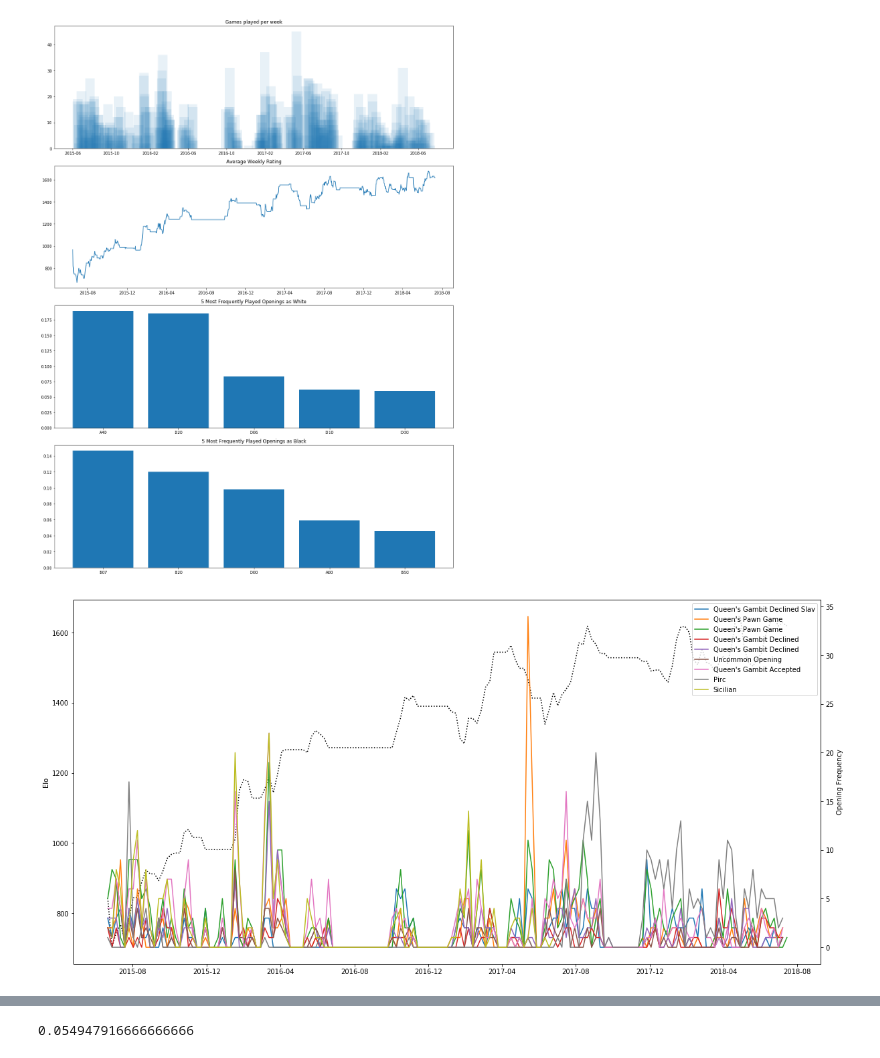
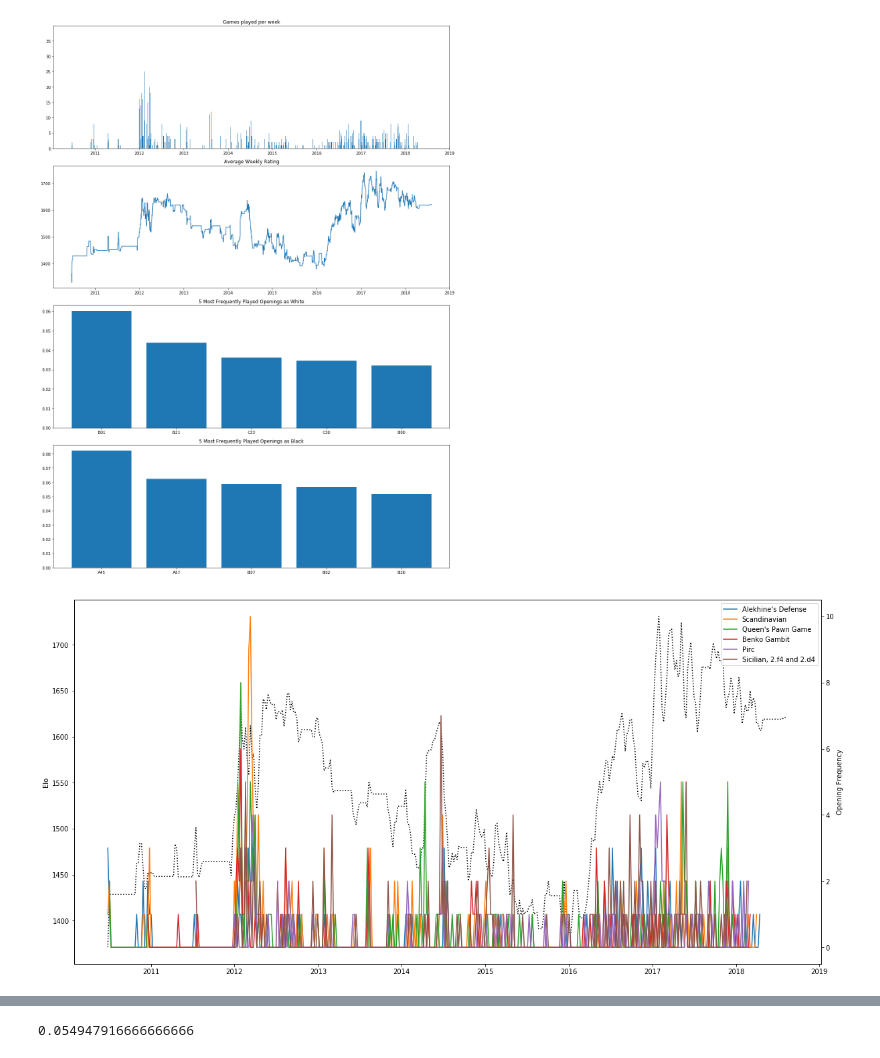
Before and after one commit to Bmcgarry194/ChessStyle, a Jupyter notebook: src/player_stats.ipynb, the cells around one changed output, grey strips where cells are left out. Saved outputs shown, nothing was run; the diff lists cells and outputs as text; code cells hidden in the pictures.

```diff
--- a/src/player_stats.ipynb
+++ b/src/player_stats.ipynb
@@ -114,0 +124,9 @@ df = game_stats_df('johnstelmach')
+# %%
+df = pd.read_csv('../data/john_games.csv')
+df.end_time
+
+# df.end_time = pd.to_datetime(df['end_time'], infer_datetime_format=True)
+
+# blitz_chess_df = df[(df['rules'] == 'chess') & (df['time_class'] == 'blitz')]
+# game_amount = blitz_chess_df.resample('D', on='end_time').size().values
+# dates =  blitz_chess_df.resample('D', on='end_time').size().index
@@ -134,35 +178,35 @@ def chess_graphs(df, resample='W', num_openings=5):
     game_amount = blitz_chess_df.resample(resample, on='end_time').size().values
     dates = blitz_chess_df.resample(resample, on='end_time').size().index
 
-    ax[0].bar(dates, game_amount, 30, alpha=.1)
+    ax[0].bar(dates, game_amount)
     ax[0].set_title('Games played per week')
 
     ax[1].plot(blitz_chess_df.resample(resample, on='end_time').mean()['player_rating'].fillna(method='ffill'))
     ax[1].set_title('Average Weekly Rating')
 
     games_played_white = blitz_chess_df[blitz_chess_df.player_color == 'white'].eco.value_counts(normalize=True)[:num_openings].values
     openings_white = blitz_chess_df[blitz_chess_df.player_color == 'white'].eco.value_counts(normalize=True)[:num_openings].index
 
     x = np.arange(len(openings_white))
 
     ax[2].bar(x, games_played_white)
     ax[2].set_title(f'{num_openings} Most Frequently Played Openings as White')
     ax[2].set_xticks(x)
     ax[2].set_xticklabels(openings_white);
 
     games_played_black = blitz_chess_df[blitz_chess_df.player_color == 'black'].eco.value_counts(normalize=True)[:num_openings].values
     openings_black = blitz_chess_df[blitz_chess_df.player_color == 'black'].eco.value_counts(normalize=True)[:num_openings].index
 
     ax[3].bar(x, games_played_black)
     ax[3].set_title(f'{num_openings} Most Frequently Played Openings as Black')
     ax[3].set_xticks(x)
     ax[3].set_xticklabels(openings_black)
 
     fig.tight_layout();
 
 chess_graphs(df, resample='D')
 # %% [output]
-[figure, old version]
+[figure, new version]
 # %%
 def openings(df, color='both', min_games=0.03, resample='W'):
     '''Return a graph of elo on the right x axis and frequency of openings played on the left axis over time (weeks)
@@ -202,7 +246,7 @@ def openings(df, color='both', min_games=0.03, resample='W'):
 
 openings(df)
 # %% [output]
-[figure, old version]
+[figure, new version]
 # %%
 blitz_chess_df = df[(df['rules'] == 'chess') & (df['time_class'] == 'blitz')]
 
```
Also changed, not shown: parts of 13 cells of this notebook, 4 other files.
